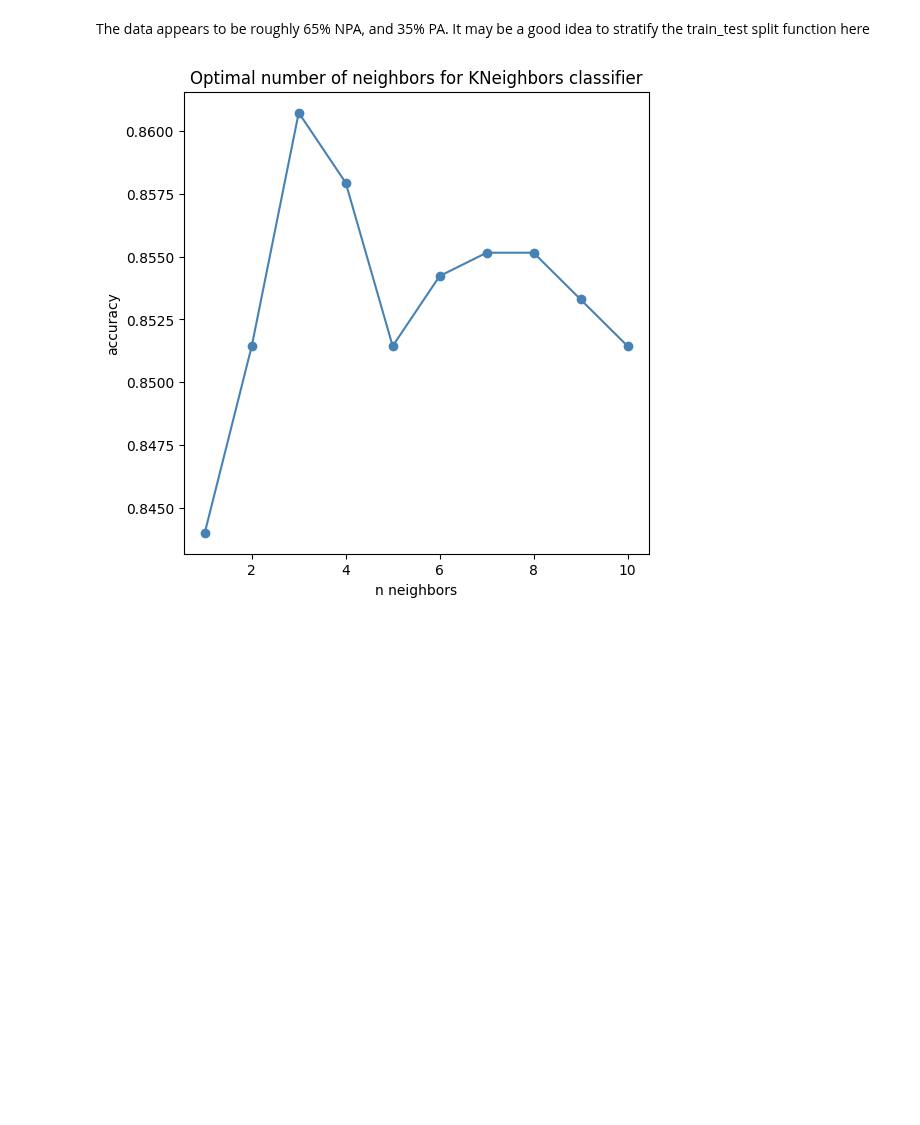
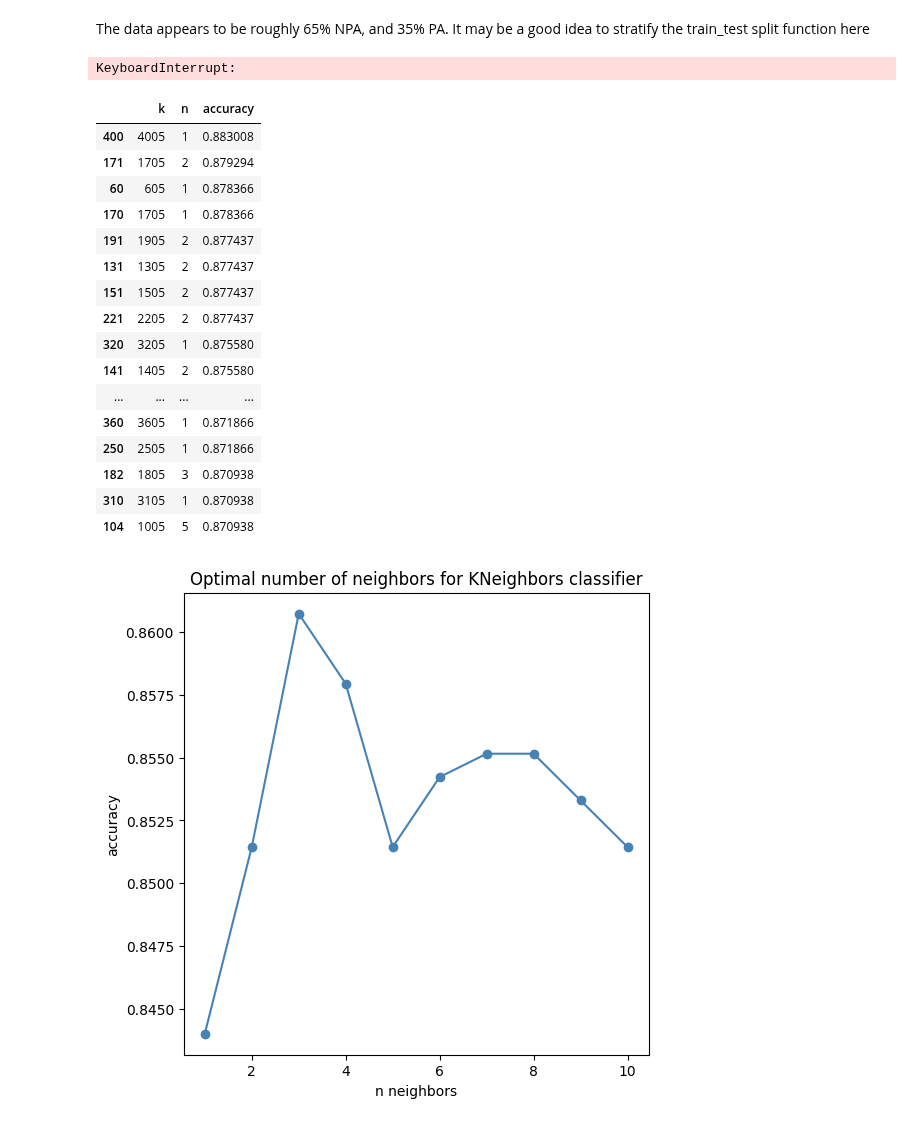
Before and after one commit to ajlukasiewicz/Team_9_MacLearn, a Jupyter notebook: Scripts/KNeighbors_classifier.ipynb, the cells around one changed output. Saved outputs shown, nothing was run; the diff lists cells and outputs as text; code cells hidden in the pictures; blank space fills up the shorter version.

```diff
--- a/Scripts/KNeighbors_classifier.ipynb
+++ b/Scripts/KNeighbors_classifier.ipynb
@@ -96,24 +96,54 @@ from sklearn.feature_selection import SelectKBest
 #evaluating accuracy
 from sklearn import metrics
 
-# select features
-selector = SelectKBest(k=50)
-X_train_selected = selector.fit_transform(X_train,y_train)
+#list of feature k to try
+total_feat = len(X_train.columns)
+k_list = range(5, total_feat, 200)
+neighbors = range(1,11)
+accuracy = {"k": [], "n": [], "accuracy": []}
 
-neighbors = range(1,11)
-accuracy = []
+for kn in k_list:
+    # select features
+    selector = SelectKBest(k=kn)
+    X_train_selected = selector.fit_transform(X_train,y_train)
+    for n in neighbors:
+        #fit using KNeighbors
+        KNC = KNeighborsClassifier(n_neighbors = n)
+        KNC.fit(X_train_selected, y_train)
 
-for n in neighbors:
-    #fit using KNeighbors
-    KNC = KNeighborsClassifier(n_neighbors = n)
-    KNC.fit(X_train_selected, y_train)
+        # select the same features on the test set, predict, and get the test accuracy:
+        X_test_selected = selector.transform(X_test)
+        y_pred = KNC.predict(X_test_selected)
 
-    # select the same features on the test set, predict, and get the test accuracy:
-    X_test_selected = selector.transform(X_test)
-    y_pred = KNC.predict(X_test_selected)
+        #log accuracy
+        accuracy['k'].append(kn)
+        accuracy['n'].append(n)
+        accuracy['accuracy'].append(metrics.accuracy_score(y_test, y_pred))
 
-    #log accuracy
-    accuracy.append(metrics.accuracy_score(y_test, y_pred))
+accuracy_dataframe = pd.DataFrame.from_dict(accuracy)
+# %% [output]
+KeyboardInterrupt:
+# %%
+accuracy_dataframe = pd.DataFrame.from_dict(accuracy)
+accuracy_dataframe.sort_values(by = "accuracy", ascending = False)[:40]
+# %% [output]
+|  | k | n | accuracy |
+| 400 | 4005 | 1 | 0.883008 |
+| 171 | 1705 | 2 | 0.879294 |
+| 60 | 605 | 1 | 0.878366 |
+| 170 | 1705 | 1 | 0.878366 |
+| 191 | 1905 | 2 | 0.877437 |
+| 131 | 1305 | 2 | 0.877437 |
+| 151 | 1505 | 2 | 0.877437 |
+| 221 | 2205 | 2 | 0.877437 |
+| 320 | 3205 | 1 | 0.875580 |
+| 141 | 1405 | 2 | 0.875580 |
+| ... | ... | ... | ... |
+| 360 | 3605 | 1 | 0.871866 |
+| 250 | 2505 | 1 | 0.871866 |
+| 182 | 1805 | 3 | 0.870938 |
+| 310 | 3105 | 1 | 0.870938 |
+| 104 | 1005 | 5 | 0.870938 |
 # %%
 plt.figure(figsize=(6,6))
 plt.plot(neighbors, accuracy, 'bo-', color='steelblue')
```
Also changed, not shown: parts of 16 cells of this notebook.
